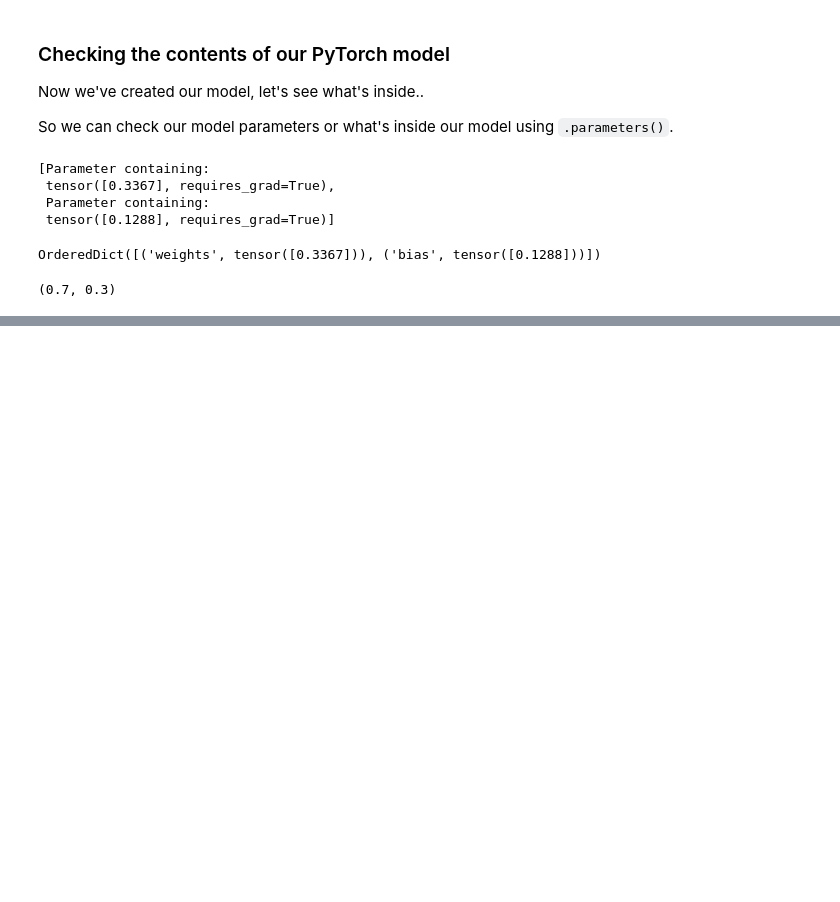
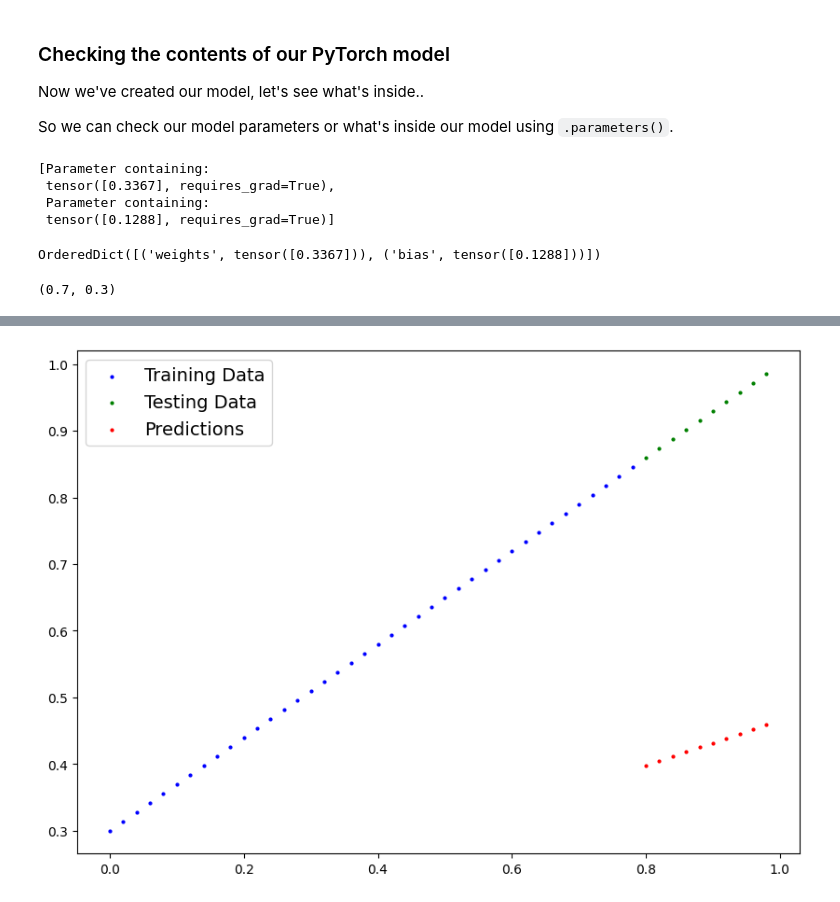
Before and after one commit to debarnabdas007/Learning-Pytorch, a Jupyter notebook: 01_PyTorch_Workflow_Fundamentals.ipynb, the cells around one changed output, grey strips where cells are left out. Drawn from its saved outputs; the diff is of its cells as text; code cells hidden in the pictures; blank space fills up the shorter version.

Commit message:
Making predictions and Learnt a lot about    `with torch.inference_mode()`

```diff
--- a/01_PyTorch_Workflow_Fundamentals.ipynb
+++ b/01_PyTorch_Workflow_Fundamentals.ipynb
@@ -224,0 +254,7 @@ weight, bias    # Goal is to reach these values
+# %%
+y_preds = model_0(X_test)
+
+
+y_preds
+
+## Observe, you grad_fn   it means pytorch is tracking gradient on the background
@@ -224,0 +272,11 @@ weight, bias    # Goal is to reach these values
+# %%
+# Make predictions with model
+
+with torch.inference_mode():  # disables the gradient tracking
+  y_preds = model_0(X_test)
+
+# # You can also do something similar with torch.no_grad(), however, torch.inference_mode() is preferred
+# with torch.no_grad():
+#   y_preds = model_0(X_test)
+
+y_preds
@@ -224,0 +307,4 @@ weight, bias    # Goal is to reach these values
+# %%
+plot_predictions(predictions = y_preds)
+# %% [output]
+[figure, added]
```
Also changed, not shown: parts of 6 cells of this notebook.
